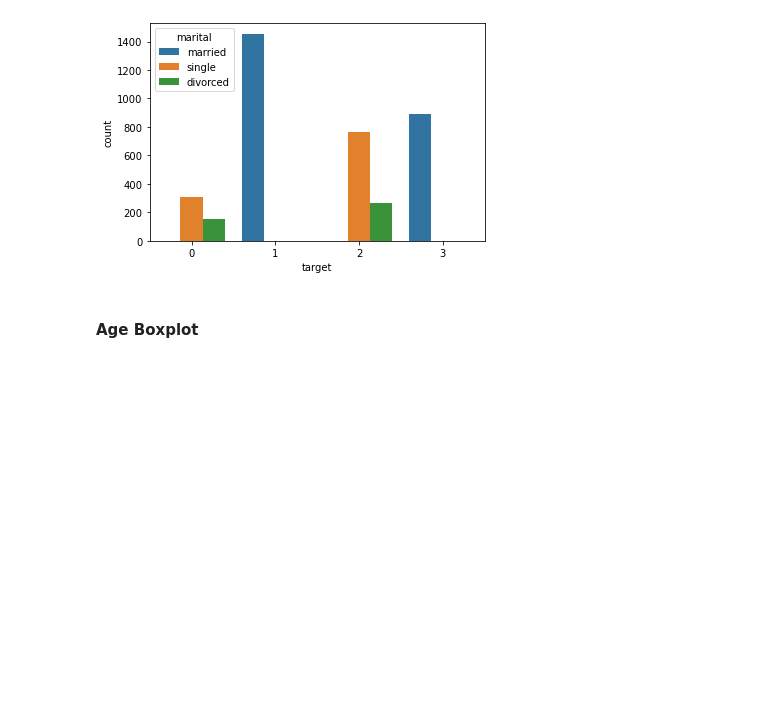
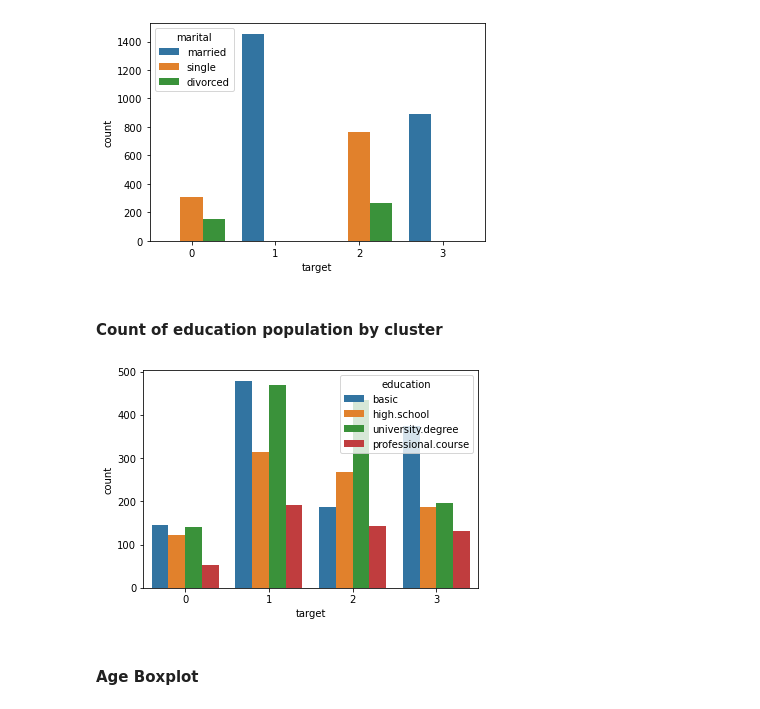
Before and after one commit to julianealves/ML-class, a Jupyter notebook: T2/KMeans.ipynb, the cells around one changed output. Saved outputs shown, nothing was run; the diff lists cells and outputs as text; code cells hidden in the pictures; blank space fills up the shorter version.

```diff
--- a/T2/KMeans.ipynb
+++ b/T2/KMeans.ipynb
@@ -247,6 +247,12 @@ ax = sns.countplot(x="target", hue="term.deposit", data=df_)
 ax = sns.countplot(x="target", hue="marital", data=df_)
 # %% [output]
 [figure]
+# %% [markdown]
+#### Count of education population by cluster
+# %%
+ax = sns.countplot(x="target", hue="education", data=df_)
+# %% [output]
+[figure, added]
 # %% [markdown]
 #### Age Boxplot
 # %%
```
Also changed, not shown: parts of 4 cells of this notebook.
